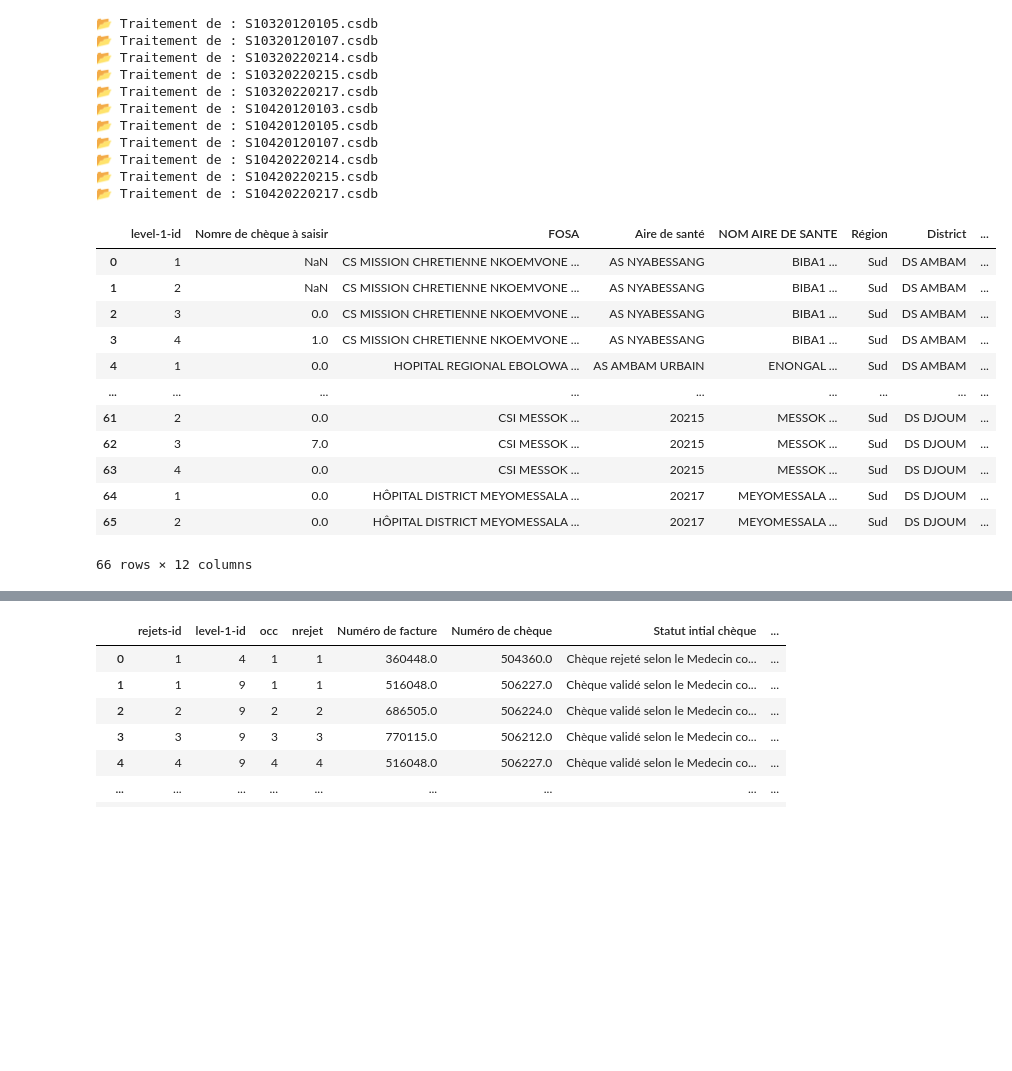
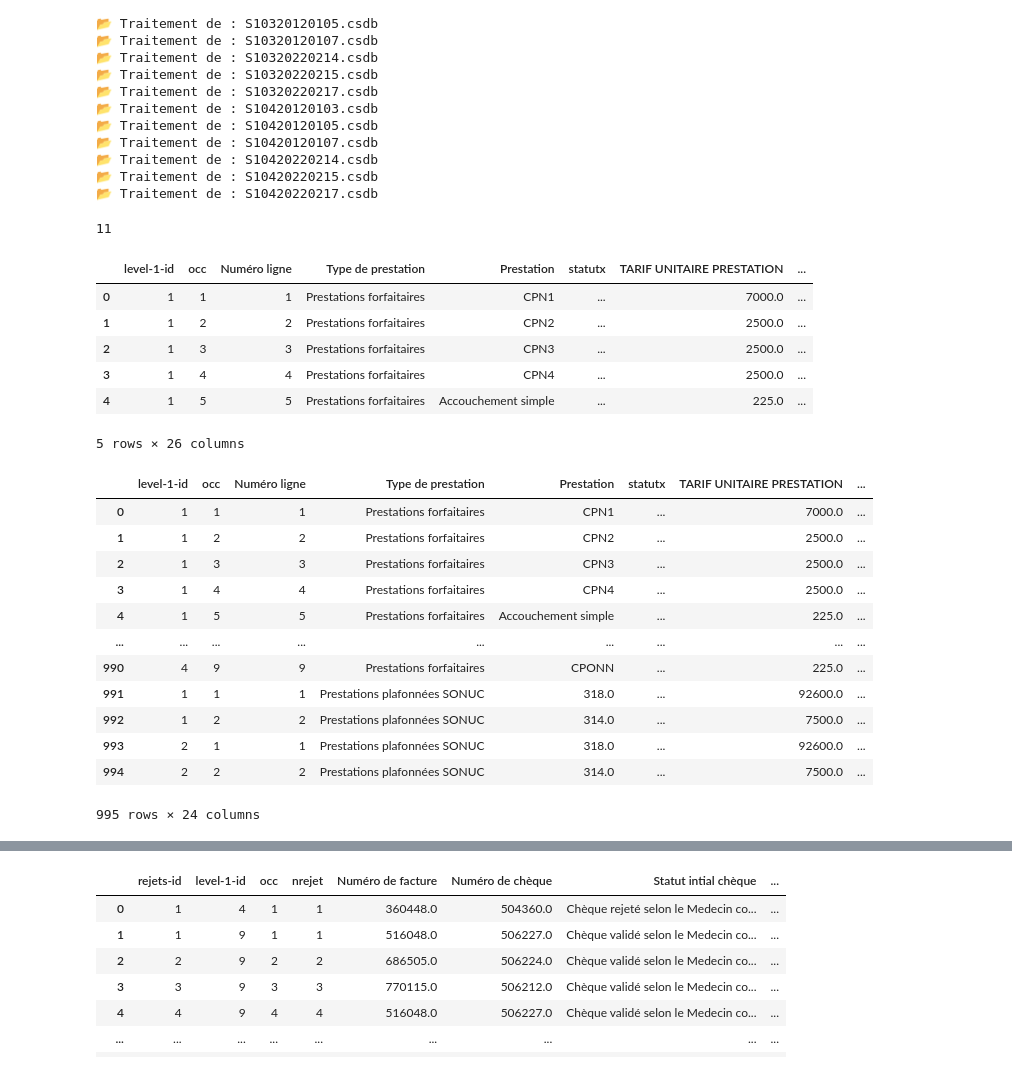
Before and after one commit to landrykeng/SUIVRE, a Jupyter notebook: Labo_CSPRO.ipynb, the cells around one changed output, grey strips where cells are left out. Cells and saved outputs as stored; diff of their text form; code cells hidden in the pictures; blank space fills up the shorter version.

```diff
--- a/Labo_CSPRO.ipynb
+++ b/Labo_CSPRO.ipynb
@@ -200,20 +44,39 @@ df_rejets, df_synthe, df_initial = extraire_et_agreger_csdb("extracted_data")
 📂 Traitement de : S10420220214.csdb
 📂 Traitement de : S10420220215.csdb
 📂 Traitement de : S10420220217.csdb
+# %%
+a=len(df_initial["FOSA"].unique())
+a
+# %% [output]
+11
 # %%
-df_initial
+valide=df_synthe["NOMBRE TOTAL DE FACTURE VALIDE MC"].sum()
+# créer une colonne de différence et une colonne de comparaison
+df_synthe['diff_recu_valide'] = df_synthe["NOMBRE TOTAL DE FACTURE RECU"].fillna(0) - df_synthe["NOMBRE TOTAL DE FACTURE VALIDE MC"].fillna(0)
+df_synthe['comparaison_factures'] = df_synthe['diff_recu_valide'].apply(lambda x: 'EGAL' if x == 0 else ('RECU_PLUS' if x > 0 else 'VALIDE_PLUS'))
+df_synthe.head()
 # %% [output]
-|  | level-1-id | Nomre de chèque à saisir | FOSA | Aire de santé | NOM AIRE DE SANTE | Région | District | ... |
-| 0 | 1 | NaN | CS MISSION CHRETIENNE NKOEMVONE ... | AS NYABESSANG | BIBA1 ... | Sud | DS AMBAM | ... |
-| 1 | 2 | NaN | CS MISSION CHRETIENNE NKOEMVONE ... | AS NYABESSANG | BIBA1 ... | Sud | DS AMBAM | ... |
-| 2 | 3 | 0.0 | CS MISSION CHRETIENNE NKOEMVONE ... | AS NYABESSANG | BIBA1 ... | Sud | DS AMBAM | ... |
-| 3 | 4 | 1.0 | CS MISSION CHRETIENNE NKOEMVONE ... | AS NYABESSANG | BIBA1 ... | Sud | DS AMBAM | ... |
-| 4 | 1 | 0.0 | HOPITAL REGIONAL EBOLOWA ... | AS AMBAM URBAIN | ENONGAL ... | Sud | DS AMBAM | ... |
-| ... | ... | ... | ... | ... | ... | ... | ... | ... |
-| 61 | 2 | 0.0 | CSI MESSOK ... | 20215 | MESSOK ... | Sud | DS DJOUM | ... |
-| 62 | 3 | 7.0 | CSI MESSOK ... | 20215 | MESSOK ... | Sud | DS DJOUM | ... |
-| 63 | 4 | 0.0 | CSI MESSOK ... | 20215 | MESSOK ... | Sud | DS DJOUM | ... |
-| 64 | 1 | 0.0 | HÔPITAL DISTRICT MEYOMESSALA ... | 20217 | MEYOMESSALA ... | Sud | DS DJOUM | ... |
-| 65 | 2 | 0.0 | HÔPITAL DISTRICT MEYOMESSALA ... | 20217 | MEYOMESSALA ... | Sud | DS DJOUM | ... |
+|  | level-1-id | occ | Numéro ligne | Type de prestation | Prestation | statutx | TARIF UNITAIRE PRESTATION | ... |
+| 0 | 1 | 1 | 1 | Prestations forfaitaires | CPN1 | ... | 7000.0 | ... |
+| 1 | 1 | 2 | 2 | Prestations forfaitaires | CPN2 | ... | 2500.0 | ... |
+| 2 | 1 | 3 | 3 | Prestations forfaitaires | CPN3 | ... | 2500.0 | ... |
+| 3 | 1 | 4 | 4 | Prestations forfaitaires | CPN4 | ... | 2500.0 | ... |
+| 4 | 1 | 5 | 5 | Prestations forfaitaires | Accouchement simple | ... | 225.0 | ... |
-66 rows × 12 columns
+5 rows × 26 columns
+# %%
+df_synthe
+# %% [output]
+|  | level-1-id | occ | Numéro ligne | Type de prestation | Prestation | statutx | TARIF UNITAIRE PRESTATION | ... |
+| 0 | 1 | 1 | 1 | Prestations forfaitaires | CPN1 | ... | 7000.0 | ... |
+| 1 | 1 | 2 | 2 | Prestations forfaitaires | CPN2 | ... | 2500.0 | ... |
+| 2 | 1 | 3 | 3 | Prestations forfaitaires | CPN3 | ... | 2500.0 | ... |
+| 3 | 1 | 4 | 4 | Prestations forfaitaires | CPN4 | ... | 2500.0 | ... |
+| 4 | 1 | 5 | 5 | Prestations forfaitaires | Accouchement simple | ... | 225.0 | ... |
+| ... | ... | ... | ... | ... | ... | ... | ... | ... |
+| 990 | 4 | 9 | 9 | Prestations forfaitaires | CPONN | ... | 225.0 | ... |
+| 991 | 1 | 1 | 1 | Prestations plafonnées SONUC | 318.0 | ... | 92600.0 | ... |
+| 992 | 1 | 2 | 2 | Prestations plafonnées SONUC | 314.0 | ... | 7500.0 | ... |
+| 993 | 2 | 1 | 1 | Prestations plafonnées SONUC | 318.0 | ... | 92600.0 | ... |
+| 994 | 2 | 2 | 2 | Prestations plafonnées SONUC | 314.0 | ... | 7500.0 | ... |
+995 rows × 24 columns
 # %%
```
Also changed, not shown: parts of 3 cells of this notebook, 6 other files.
